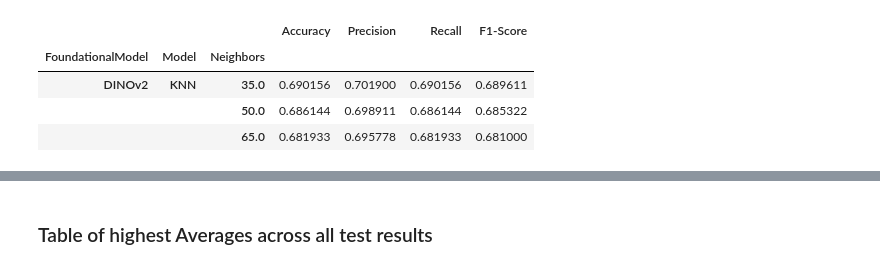
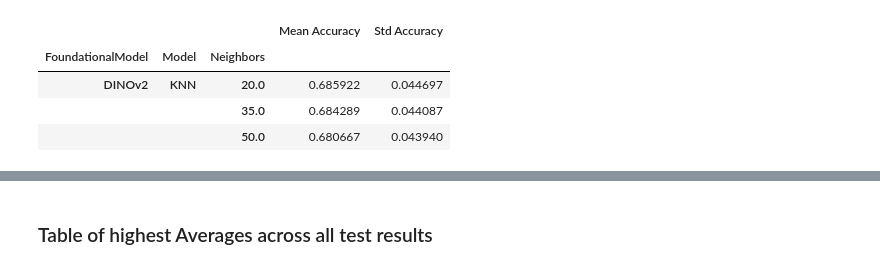
Before and after one commit to leo-grz/BachelorThesis_LepidopteraFGIC, a Jupyter notebook: notebooks/08_results_analysis.ipynb, the cells around one changed output, grey strips where cells are left out. Drawn from its saved outputs; the diff is of its cells as text; code cells hidden in the pictures.

```diff
--- a/notebooks/08_results_analysis.ipynb
+++ b/notebooks/08_results_analysis.ipynb
@@ -4,7 +4,8 @@ import numpy as np
 import matplotlib.pyplot as plt
 from itertools import product
 # %%
-PATH_TO_RESULTS = '/home/lgierz/BA_MothClassification/data/processed/results/'
+PATH_TO_RESULTS = '/home/lgierz/BA_MothClassification/data/processed/results_pca512_val_both001/'
+#PATH_TO_RESULTS = '/home/lgierz/BA_MothClassification/data/processed/results_pca512_val_din0001_res001/'
 # %%
 
 DATASET_CONFIGS = {
@@ -88,9 +87,14 @@ avg_metrics
 # %%
-avg_metrics = result_df[(result_df['FoundationalModel'] == 'DINOv2') & (result_df['Model'] == 'KNN')].groupby(['FoundationalModel', 'Model', 'Neighbors'])[["Accuracy", "Precision", "Recall", "F1-Score"]].mean().sort_values(by='Accuracy', ascending=False)
+# Calculate mean and standard deviation of accuracy
+mean_accuracy = result_df[(result_df['FoundationalModel'] == 'DINOv2') & (result_df['Model'] == 'KNN')].groupby(['FoundationalModel', 'Model', 'Neighbors'])['Accuracy'].mean()
+std_accuracy = result_df[(result_df['FoundationalModel'] == 'DINOv2') & (result_df['Model'] == 'KNN')].groupby(['FoundationalModel', 'Model', 'Neighbors'])['Accuracy'].std()
+
+# Combine mean and std into a single dataframe
+avg_metrics = pd.DataFrame({'Mean Accuracy': mean_accuracy, 'Std Accuracy': std_accuracy}).sort_values(by='Mean Accuracy', ascending=False)
 avg_metrics
 # %% [output]
-|  |  |  | Accuracy | Precision | Recall | F1-Score |
-| FoundationalModel | Model | Neighbors |  |  |  |  |
-| DINOv2 | KNN | 35.0 | 0.690156 | 0.701900 | 0.690156 | 0.689611 |
-|  |  | 50.0 | 0.686144 | 0.698911 | 0.686144 | 0.685322 |
-|  |  | 65.0 | 0.681933 | 0.695778 | 0.681933 | 0.681000 |
+|  |  |  | Mean Accuracy | Std Accuracy |
+| FoundationalModel | Model | Neighbors |  |  |
+| DINOv2 | KNN | 20.0 | 0.685922 | 0.044697 |
+|  |  | 35.0 | 0.684289 | 0.044087 |
+|  |  | 50.0 | 0.680667 | 0.043940 |
```
Also changed, not shown: parts of 20 cells of this notebook, 18 other files.
